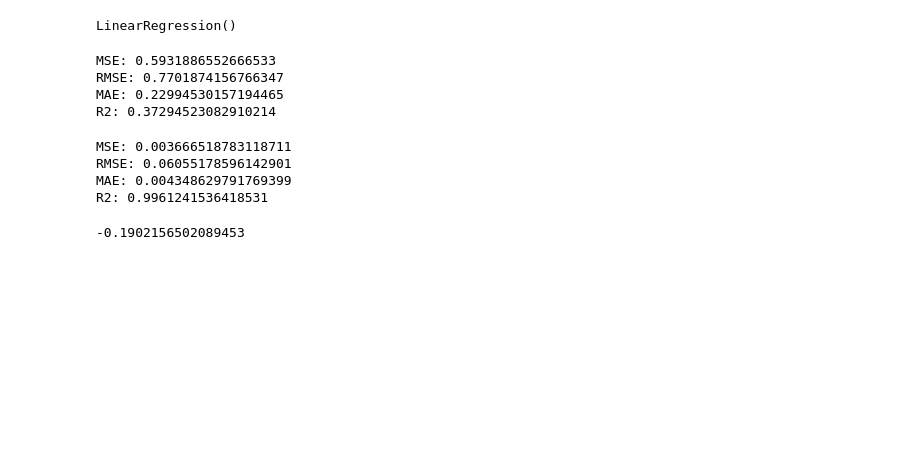
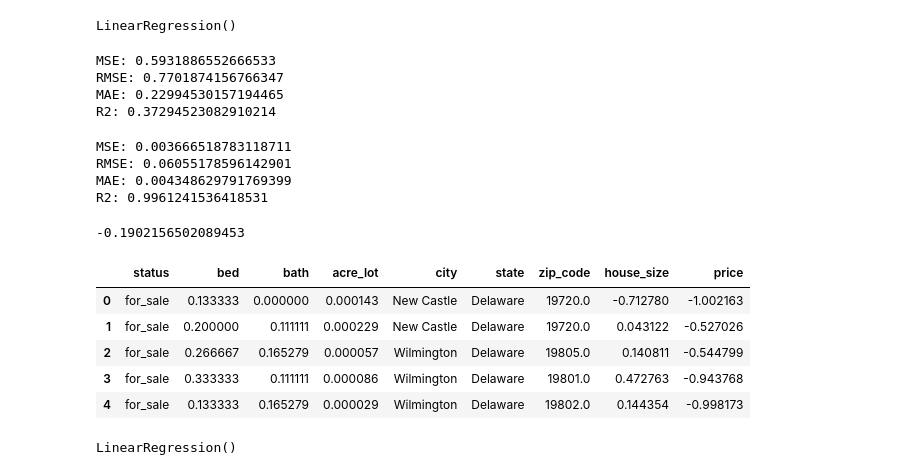
Before and after one commit to sakshamshahu/Housing-Price, a Jupyter notebook: notebook/modelling.ipynb, the cells around one changed output. Cells and saved outputs as stored; diff of their text form; code cells hidden in the pictures; blank space fills up the shorter version.

```diff
--- a/notebook/modelling.ipynb
+++ b/notebook/modelling.ipynb
@@ -117,3 +117,20 @@ R2: 0.9961241536418531
 y_pred_tree[89]
 # %% [output]
 -0.1902156502089453
+# %%
+data_delaware = pd.read_csv('/Users/saksham/Projects/Housing-Price/data/interim/Delaware.csv')
+# %%
+data_delaware['house_size'] = StandardScaler().fit_transform(data_delaware['house_size'].values.reshape(len(data_delaware), 1))
+data_delaware['price'] = StandardScaler().fit_transform(data_delaware['price'].values.reshape(len(data_delaware), 1))
+data_delaware['bath'] = MinMaxScaler().fit_transform(data_delaware['bath'].values.reshape(len(data_delaware), 1))
+data_delaware['bed'] = MinMaxScaler().fit_transform(data_delaware['bed'].values.reshape(len(data_delaware), 1))
+data_delaware['acre_lot'] = MinMaxScaler().fit_transform(data_delaware['acre_lot'].values.reshape(len(data_delaware), 1))
+# %%
+data_delaware.head()
+# %% [output]
+|  | status | bed | bath | acre_lot | city | state | zip_code | house_size | price |
+| 0 | for_sale | 0.133333 | 0.000000 | 0.000143 | New Castle | Delaware | 19720.0 | -0.712780 | -1.002163 |
+| 1 | for_sale | 0.200000 | 0.111111 | 0.000229 | New Castle | Delaware | 19720.0 | 0.043122 | -0.527026 |
+| 2 | for_sale | 0.266667 | 0.165279 | 0.000057 | Wilmington | Delaware | 19805.0 | 0.140811 | -0.544799 |
+| 3 | for_sale | 0.333333 | 0.111111 | 0.000086 | Wilmington | Delaware | 19801.0 | 0.472763 | -0.943768 |
+| 4 | for_sale | 0.133333 | 0.165279 | 0.000029 | Wilmington | Delaware | 19802.0 | 0.144354 | -0.998173 |
@@ -119,0 +143,5 @@ y_pred_tree[89]
+# %%
+model = LinearRegression()
+model.fit(X_train, y_train)
+# %% [output]
+LinearRegression()
```
Also changed, not shown: parts of 8 cells of this notebook.
